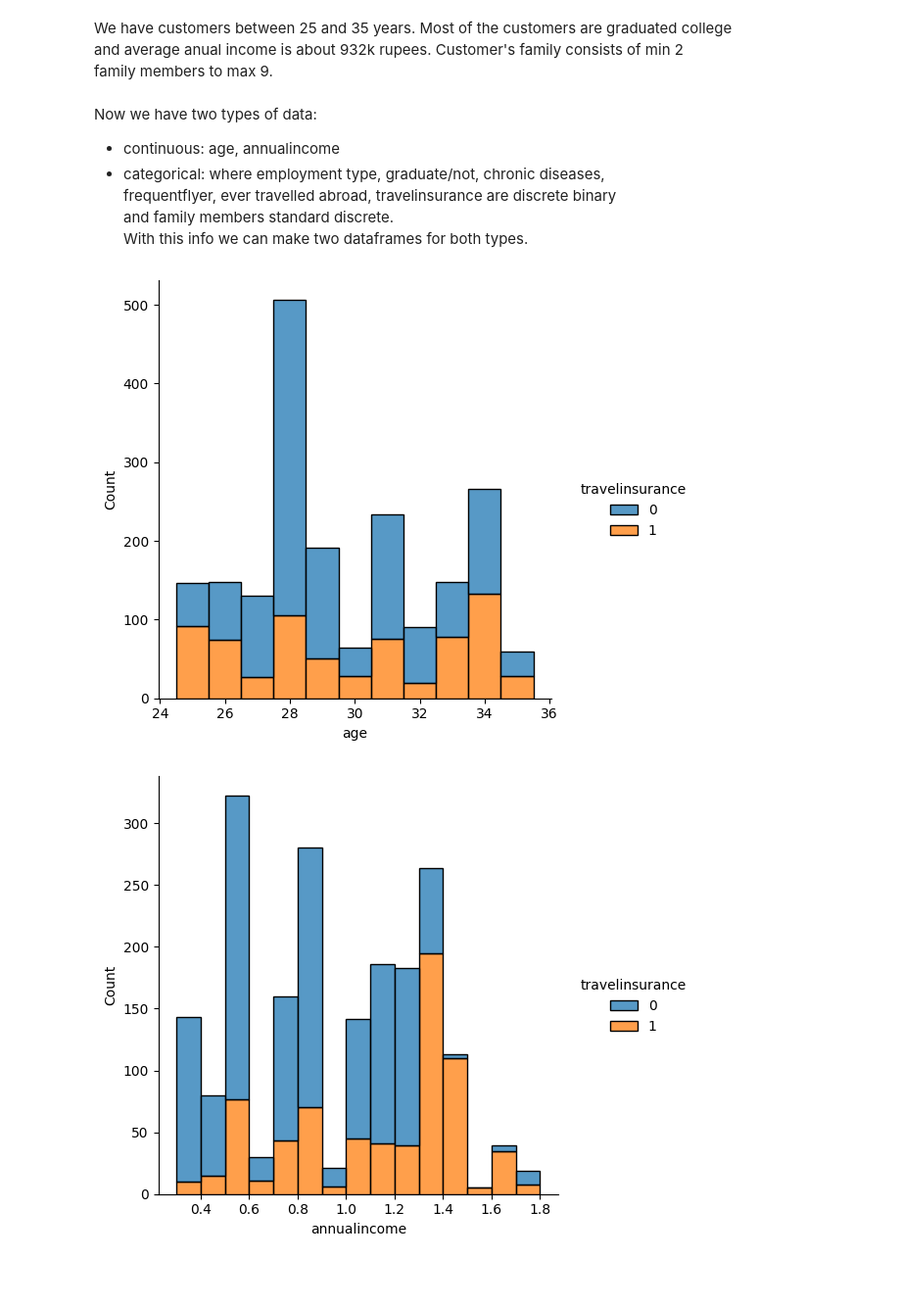
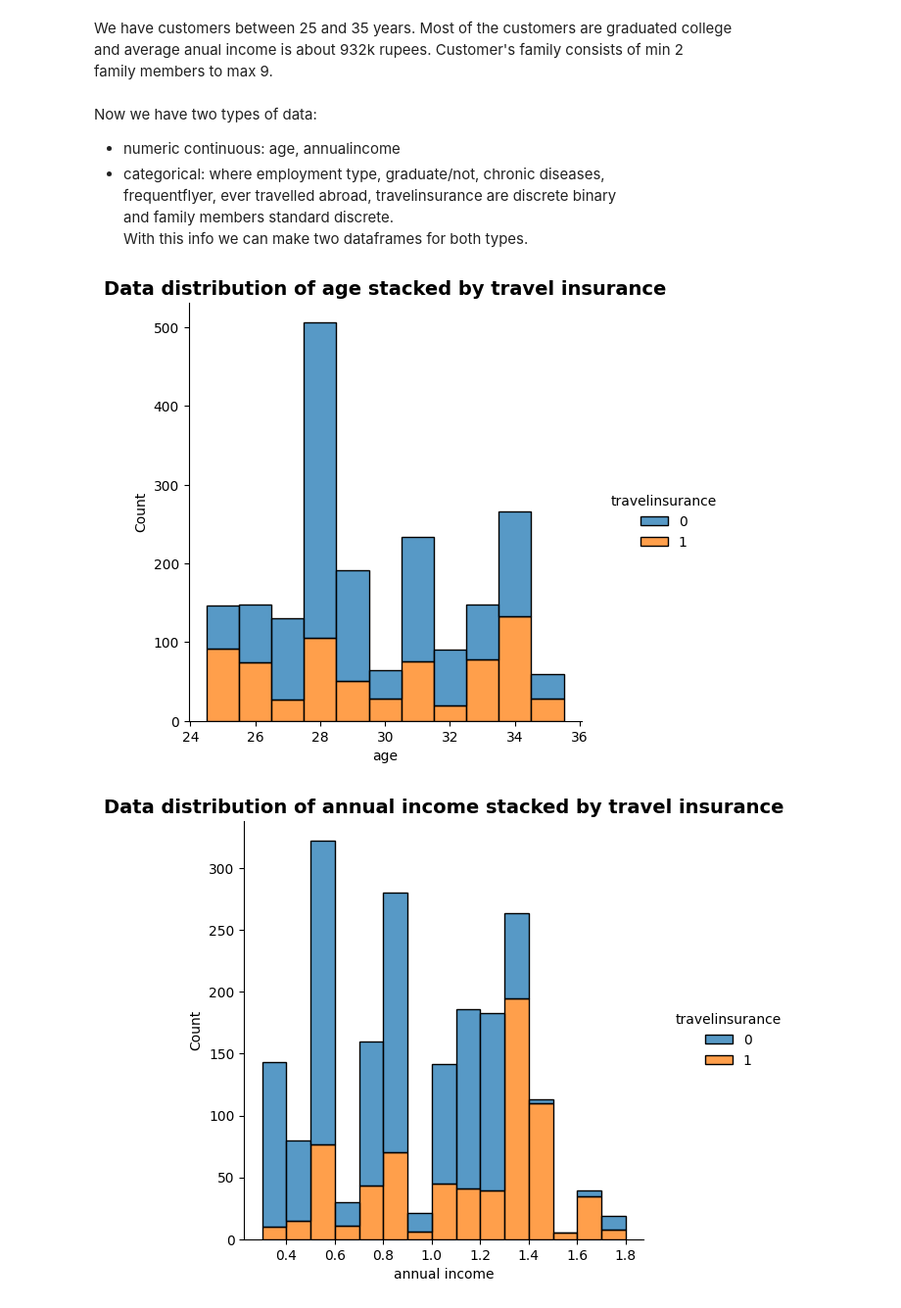
Before and after one commit to ShariYo/Modul3_Sprint1, a Jupyter notebook: project/main.ipynb, the cells around one changed output. Shown: that part at 98% size. Cells and saved outputs as stored; diff of their text form; code cells hidden in the pictures; blank space fills up the shorter version.

Commit message:
working on numeric features

```diff
--- a/project/main.ipynb
+++ b/project/main.ipynb
@@ -109,13 +111,13 @@ and average anual income is about 932k rupees. Customer's family consists of min
 family members to max 9.
 # %% [markdown]
 Now we have two types of data:
-- continuous: age, annualincome
+- numeric continuous: age, annualincome
 - categorical: where employment type, graduate/not, chronic diseases,
 frequentflyer, ever travelled abroad, travelinsurance are discrete binary
 and family members standard discrete.
 With this info we can make two dataframes for both types.
 # %%
-travel_cont = travelin[["age", "annualincome", "travelinsurance"]]
+travel_num = travelin[["age", "annualincome", "travelinsurance"]]
 travel_cate = travelin[
     [
         "employment_type",
@@ -129,15 +131,28 @@ travel_cate = travelin[
 ]
 # %%
 sns.displot(
-    travel_cont, x="age", hue="travelinsurance", multiple="stack", discrete=True
+    travel_num, x="age", hue="travelinsurance", multiple="stack", discrete=True
+)
+plt.title(
+    "Data distribution of age stacked by travel insurance",
+    size=14,
+    fontweight="bold",
+    ha="center"
 )
 plt.show()
 # %% [output]
-[figure, old version]
+[figure, new version]
 # %%
 sns.displot(
-    travel_cont, x="annualincome", hue="travelinsurance", multiple="stack"
+    travel_num, x="annualincome", hue="travelinsurance", multiple="stack"
 )
+plt.title(
+    "Data distribution of annual income stacked by travel insurance",
+    size=14,
+    fontweight="bold",
+    ha="center"
+)
+plt.xlabel("annual income")
 plt.show()
 # %% [output]
-[figure, old version]
+[figure, new version]
```
Also changed, not shown: parts of 8 cells of this notebook, 1 other file.
